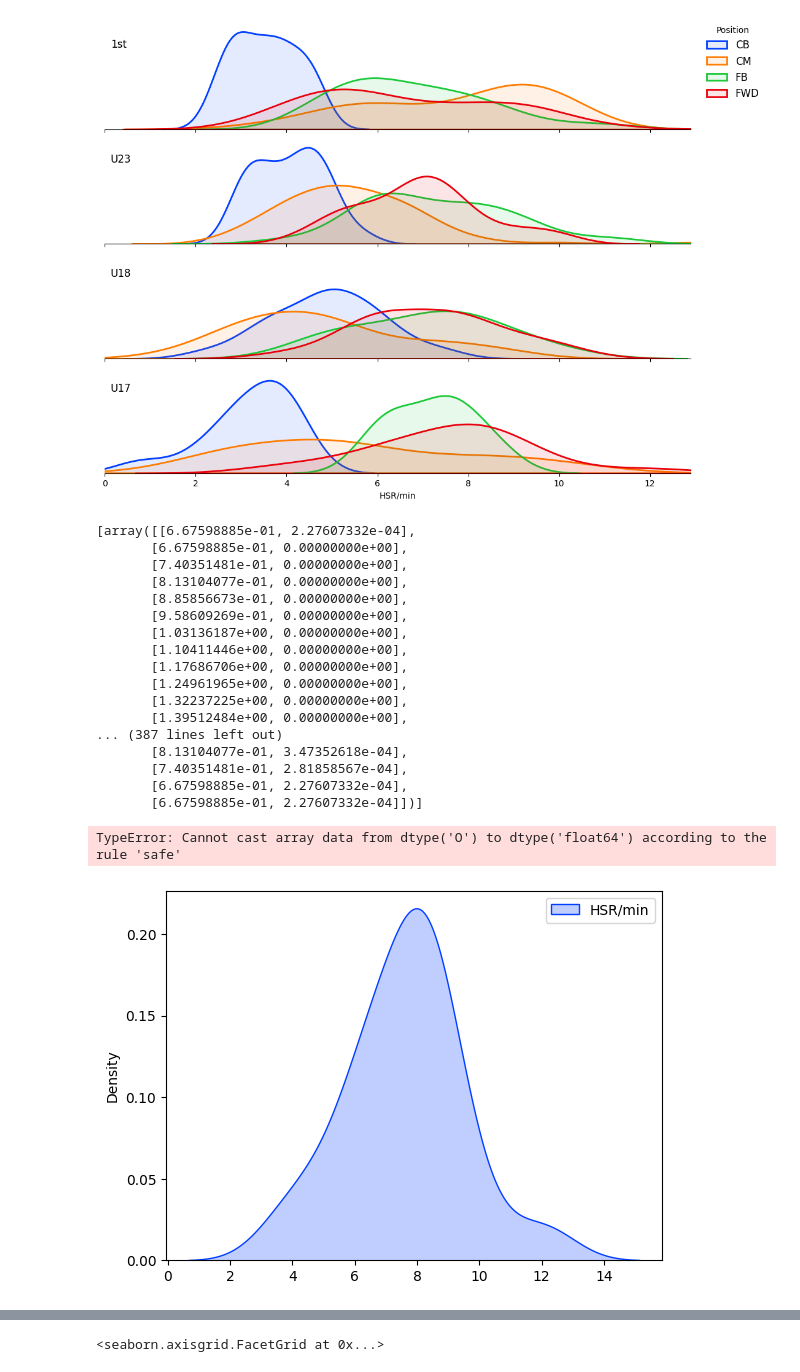
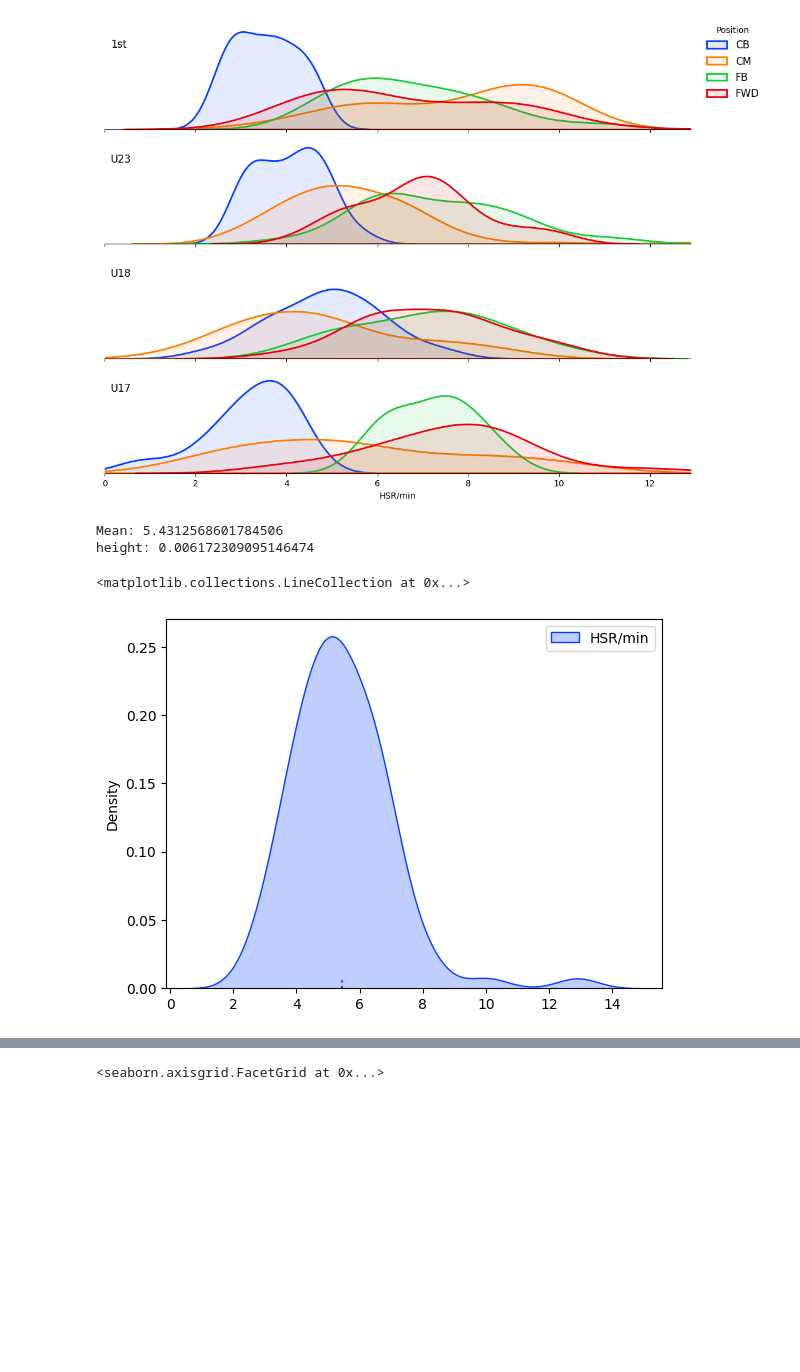
Before and after one commit to JTPiingtoh/GPSproject, a Jupyter notebook: ridgelineplot.ipynb, the cells around one changed output, grey strips where cells are left out. Saved outputs shown, nothing was run; the diff lists cells and outputs as text; code cells hidden in the pictures; blank space fills up the shorter version.

```diff
--- a/ridgelineplot.ipynb
+++ b/ridgelineplot.ipynb
@@ -169,51 +169,29 @@ g.refline(y=0, linewidth=0.5, linestyle="-", color=None, clip_on=False)
 # %%
 import numpy as np
 from scipy.stats import scoreatpercentile
 
-
-def _select_sigma(x, percentile=25):
-    normalize = 1.349
-    IQR = (scoreatpercentile(x, 75) - scoreatpercentile(x, 25)) / normalize
-    std_dev = np.std(x, axis=0, ddof=1)
-    if IQR > 0:
-        return np.minimum(std_dev, IQR)
-    else:
-        return std_dev
-
-def bw_scott(x, kernel=None):
-    A = _select_sigma(x)
-    n = len(x)
-    return 1.059 * A * n ** (-0.2)
-
-df_p = df[(df["position"] == "FWD") & (df["team"] == "U17")]
+df_p = df[(df["position"] == "CM") & (df["team"] == "U23")]
 
 mean = df_p[measure].mean()
+print(f"Mean: {mean}")
 g = sns.kdeplot(data=df_p, fill=True)
 
-kde = stats.gaussian_kde(df_p["HSR/min"], bw_method=bw_scott(df_p["HSR/min"]))
+# kde = stats.gaussian_kde(df_p["HSR/min"], bw_method=bw_scott(df_p["HSR/min"]))
 vertices = g.collections[0].get_paths()[0].vertices
-print(np.split(vertice))
 
-height = np.interp(mean, df_p["HSR/min"], line_data)
+# need to drop values where y = 0
+vertices_n = vertices[vertices.T[1] > 0]
 
+# order by x coordinates
+vertices_s = np.sort(vertices_n, axis=0)
+
+x, y = vertices_s.T
+
+height = np.interp(mean, x, y)
+print(f"height: {height}")
 g.vlines(mean,0,height, ls=":")
 # %% [output]
-[array([[6.67598885e-01, 2.27607332e-04],
-       [6.67598885e-01, 0.00000000e+00],
-       [7.40351481e-01, 0.00000000e+00],
-       [8.13104077e-01, 0.00000000e+00],
-       [8.85856673e-01, 0.00000000e+00],
-       [9.58609269e-01, 0.00000000e+00],
-       [1.03136187e+00, 0.00000000e+00],
-       [1.10411446e+00, 0.00000000e+00],
-       [1.17686706e+00, 0.00000000e+00],
-       [1.24961965e+00, 0.00000000e+00],
-       [1.32237225e+00, 0.00000000e+00],
-       [1.39512484e+00, 0.00000000e+00],
-... (387 lines left out)
-       [8.13104077e-01, 3.47352618e-04],
-       [7.40351481e-01, 2.81858567e-04],
-       [6.67598885e-01, 2.27607332e-04],
-       [6.67598885e-01, 2.27607332e-04]])]
+Mean: 5.4312568601784506
+height: 0.006172309095146474
-TypeError: Cannot cast array data from dtype('O') to dtype('float64') according to the rule 'safe'
+<matplotlib.collections.LineCollection at 0x...>
-[figure, old version]
+[figure, new version]
```
Also changed, not shown: parts of 1 cell of this notebook, 1 other file.
